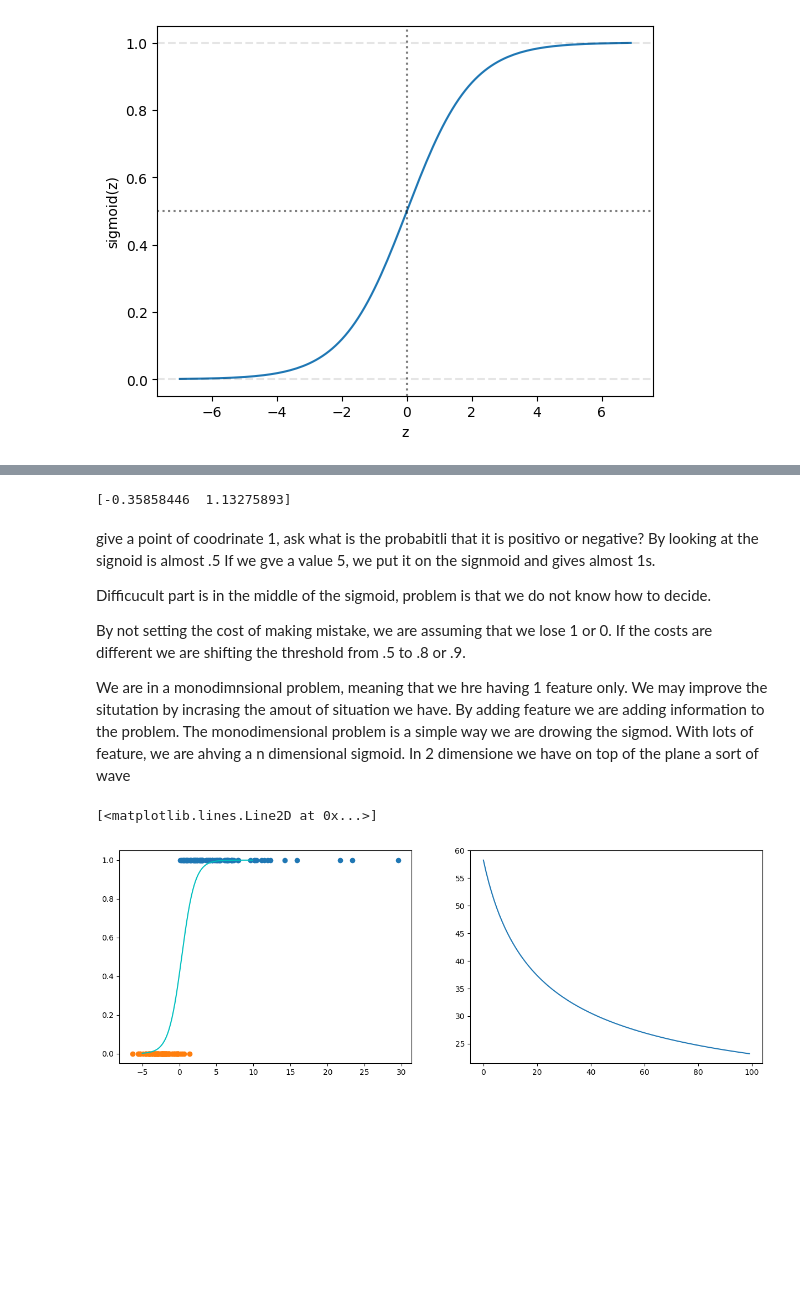
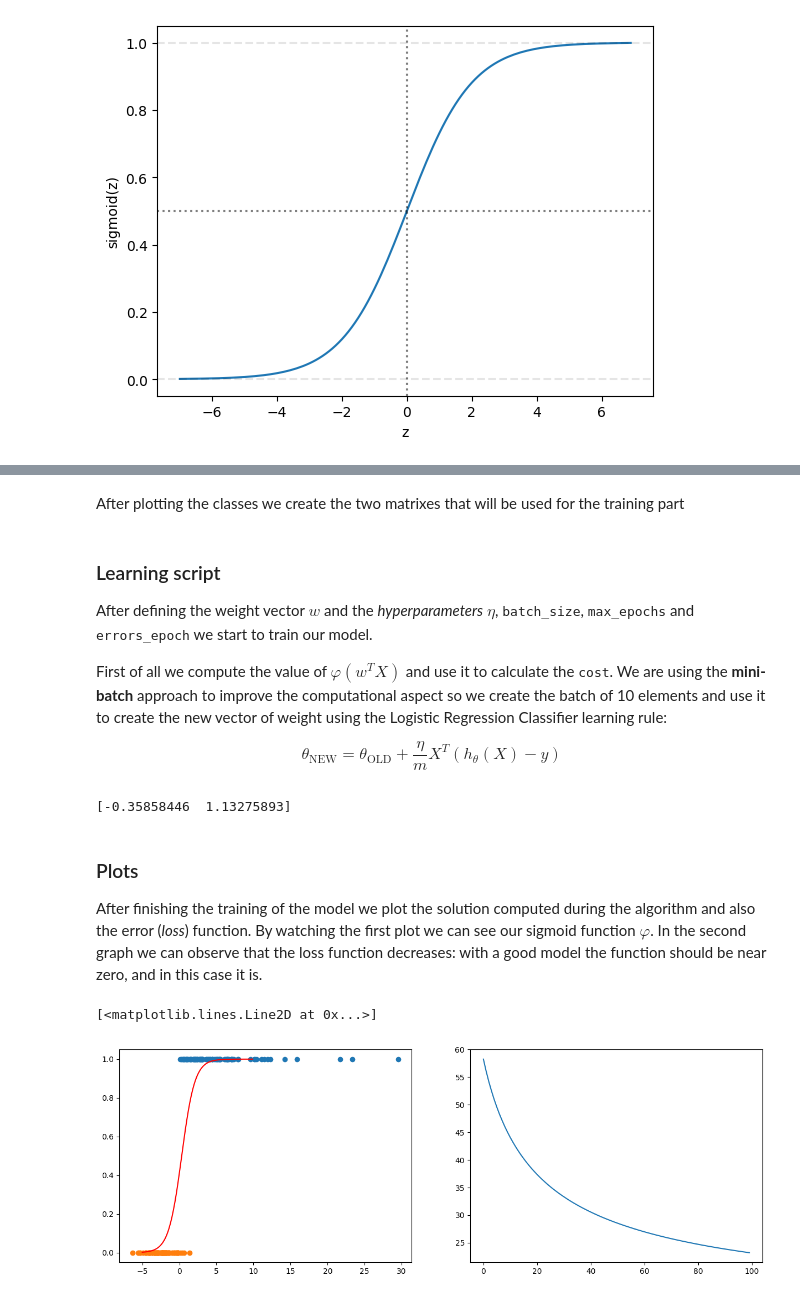
Before and after one commit to imAlessas/machine-learning, a Jupyter notebook: algorithms/logistic-regression-classifier/logistic-regression-classifier.ipynb, the cells around one changed output, grey strips where cells are left out. Drawn from its saved outputs; the diff is of its cells as text; code cells hidden in the pictures; blank space fills up the shorter version.

Commit message:
Update logistic-regression-classifier.ipynb
Finished the implementation part

```diff
--- a/algorithms/logistic-regression-classifier/logistic-regression-classifier.ipynb
+++ b/algorithms/logistic-regression-classifier/logistic-regression-classifier.ipynb
@@ -136,3 +135,5 @@ plt.scatter(X1_2, y2)
+# %% [markdown]
+After plotting the classes we create the two matrixes that will be used for the training part
 # %%
 # write your answer here
 X = np.stack((np.ones(N * 2),
@@ -140,4 +141,14 @@ X = np.stack((np.ones(N * 2),
              axis = 1)
 
 y = np.concatenate((y1, y2))
+# %% [markdown]
+### Learning script
+
+After defining the weight vector $w$ and the _hyperparameters_ $\eta$, <tt>batch_size</tt>, <tt>max_epochs</tt> and <tt>errors_epoch</tt> we start to train our model.
+
+First of all we compute the value of $\varphi(w^TX)$ and use it to calculate the <tt>cost</tt>. We are using the __mini-batch__ approach to improve the computational aspect so we create the batch of 10 elements and use it to create the new vector of weight using the Logistic Regression Classifier learning rule:
+
+$$
+    \theta_\text{NEW} = \theta_\text{OLD} + \frac{\eta}{m}X^T\left( h_\theta(X) - y \right)
+$$
 # %%
@@ -194,38 +205,28 @@ print(w)
 # %% [output]
 [-0.35858446  1.13275893]
 # %% [markdown]
-give a point of coodrinate 1, ask what is the probabitli that it is positivo or negative? By looking at the signoid is almost .5
-If we gve a value 5, we put it on the signmoid and gives almost 1s.
+### Plots
 
-Difficucult part is in the middle of the sigmoid, problem is that we do not know how to decide.
-
-By not setting the cost of making mistake, we are assuming that we lose 1 or 0. If the costs are different we are shifting the threshold from .5 to .8 or .9.
-
-
-We are in a monodimnsional problem, meaning that we hre having 1 feature only. We may improve the situtation by incrasing the amout of situation we have. By adding feature we are adding information to the problem. The monodimensional problem is a simple way we are drowing the sigmod. With lots of feature, we are ahving a n dimensional sigmoid. In 2 dimensione we have on top of the plane a sort of wave
+After finishing the training of the model we plot the solution computed during the algorithm and also the error (_loss_) function. By watching the first plot we can see our sigmoid function $\varphi$. In the second graph we can observe that the loss function decreases: with a good model the function should be near zero, and in this case it is.
 # %%
-# write your answer here
-import matplotlib.pyplot as plt
-
 fig, axs = plt.subplots(1, 2, figsize=(15, 5), sharey=False)
 
 axs[0].scatter(X1_1, y1)
 axs[0].scatter(X1_2, y2)
 #plt.scatter(X1_1, y1)
 #plt.scatter(X1_2, y2)
 
 zz = np.arange(-5, 10, 0.1)
 
 # write your answer here
 xx = np.stack((np.ones(len(zz)),
               zz),
               axis = 1)
 
 
-axs[0].plot(zz, sigmoid(np.dot(xx, w)), c = "c")
-
+axs[0].plot(zz, sigmoid(np.dot(xx, w)), 'red')
 
 axs[1].plot(range(max_epochs), errors_epoch)
 # %% [output]
 [<matplotlib.lines.Line2D at 0x...>]
-[figure, old version]
+[figure, new version]
```
Also changed, not shown: parts of 6 cells of this notebook.
